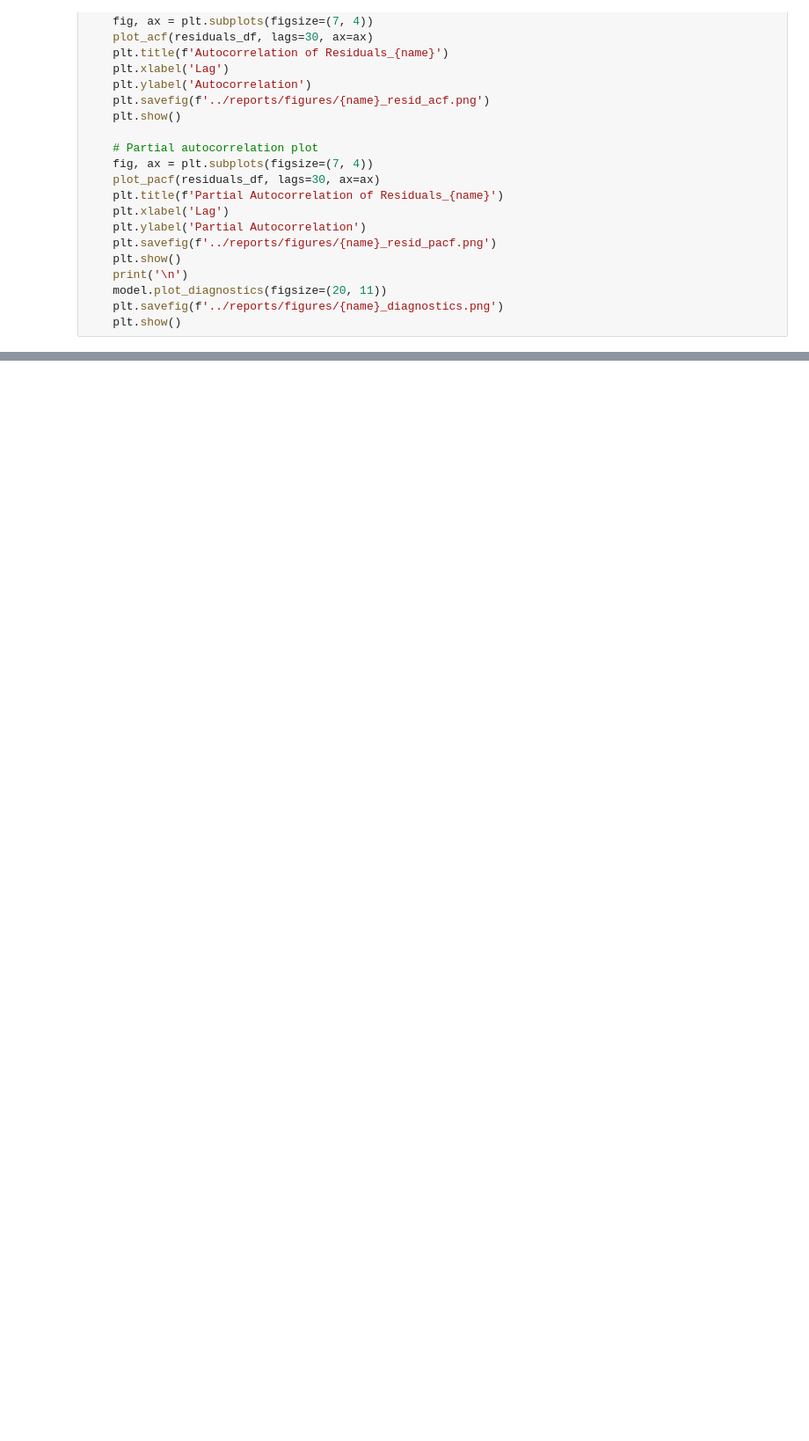
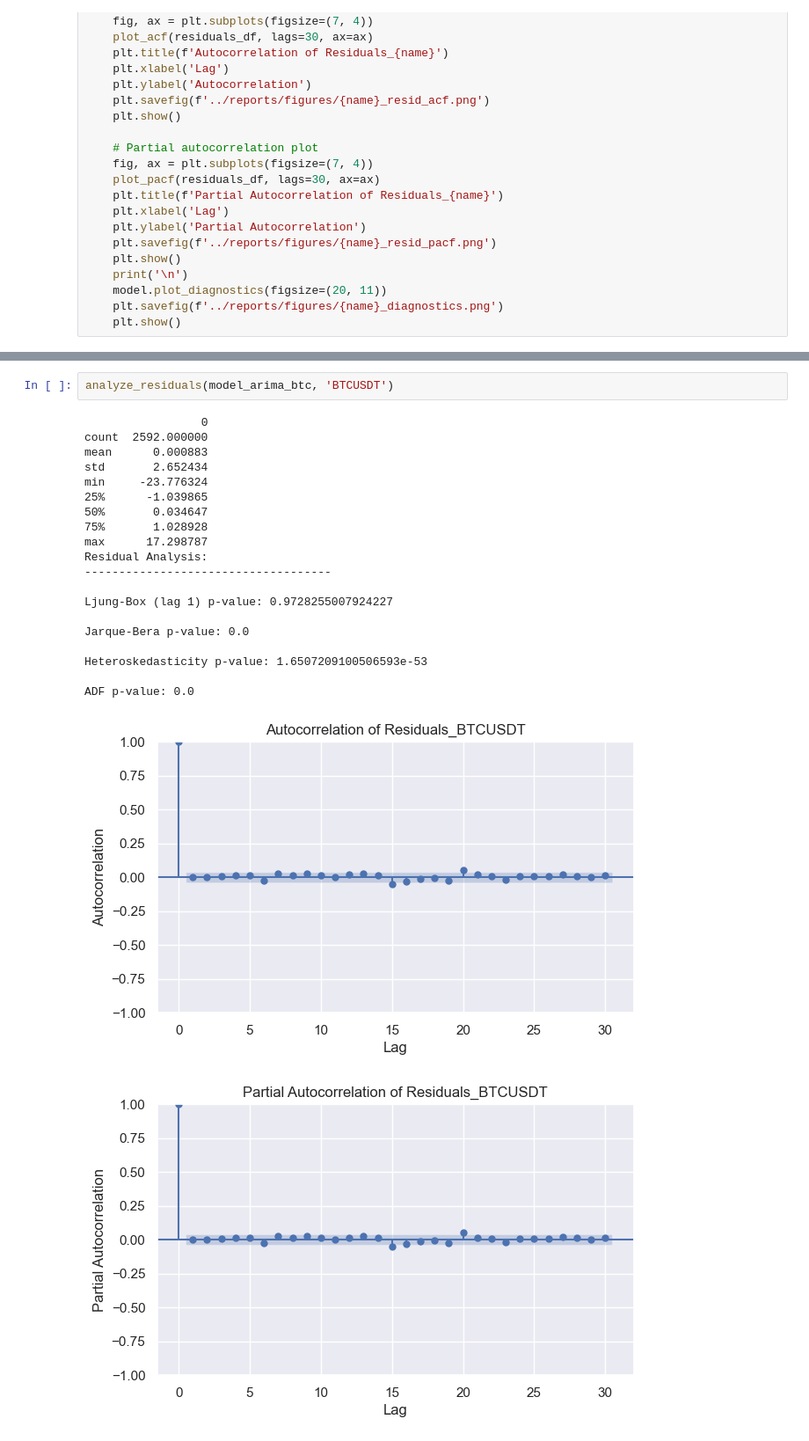
Before and after one commit to kings-data-quest/Crypto_time_series_analysis, a Jupyter notebook: notebooks/3.0-prof-data-modeling.ipynb, the cells around one changed output, grey strips where cells are left out. Shown at 88% size. Drawn from its saved outputs; the diff is of its cells as text; blank space fills up the shorter version.

```diff
--- a/notebooks/3.0-prof-data-modeling.ipynb
+++ b/notebooks/3.0-prof-data-modeling.ipynb
@@ -175,3 +224,27 @@ Covariance Type:                  opg
 
 Warnings:
 [1] Covariance matrix calculated using the outer product of gradients (complex-step).
+# %%
+analyze_residuals(model_arima_btc, 'BTCUSDT')
+# %% [output]
+                 0
+count  2592.000000
+mean      0.000883
+std       2.652434
+min     -23.776324
+25%      -1.039865
+50%       0.034647
+75%       1.028928
+max      17.298787
+Residual Analysis:
+------------------------------------
+
+Ljung-Box (lag 1) p-value: 0.9728255007924227
+
+Jarque-Bera p-value: 0.0
+
+Heteroskedasticity p-value: 1.6507209100506593e-53
+
+ADF p-value: 0.0
+[figure, added]
+[figure, added]
```
Also changed, not shown: parts of 18 cells of this notebook, 22 other files.
